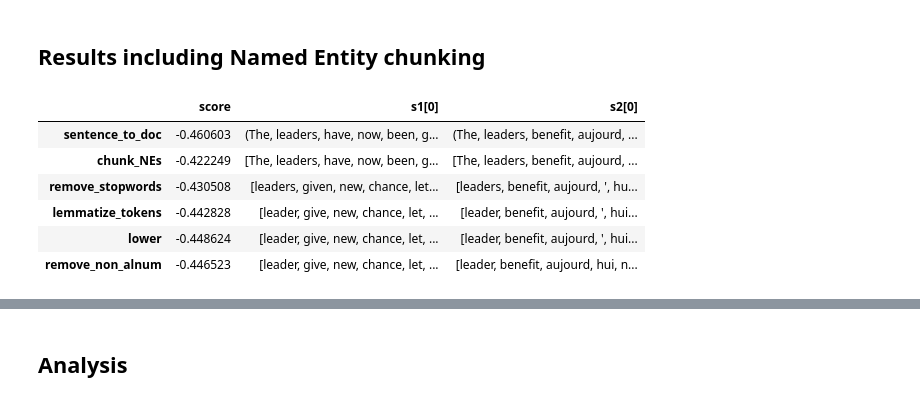
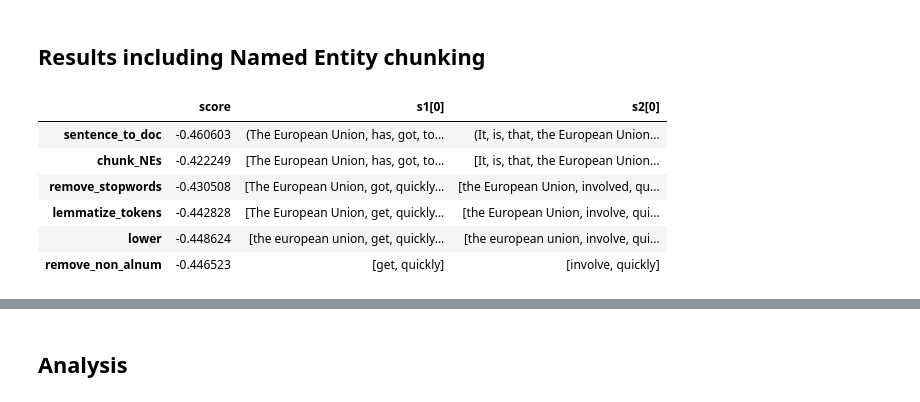
Before and after one commit to ZachParent/mai-intro-to-human-language-technologies, a Jupyter notebook: lab7/lab7.ipynb, the cells around one changed output, grey strips where cells are left out. Drawn from its saved outputs; the diff is of its cells as text; code cells hidden in the pictures.

```diff
--- a/lab7/lab7.ipynb
+++ b/lab7/lab7.ipynb
@@ -48,6 +53,8 @@ nltk.download('words')
 True
 # %%
 BASE_PATH = "./"
+DEMO_S_IDX = 79
+N_SAMPLES = np.iinfo(np.int32).max
 # %%
 assert BASE_PATH is not None, "BASE_PATH is not set"
 # %% [markdown]
@@ -59,6 +66,8 @@ dt = pd.read_csv(
 dt.columns = ["s1", "s2"]
 gs = pd.read_csv(f"{BASE_PATH}/test-gold/STS.gs.SMTeuroparl.txt", sep="\t", header=None)
 dt["gs"] = gs[0]
+dt = dt.iloc[:N_SAMPLES]
+gs = gs.iloc[:N_SAMPLES]
 dt.head()
 # %% [output]
 |  | s1 | s2 | gs |
@@ -81,10 +83,18 @@ def lemmatize_tokens(tokens):
 # %%
-# Token pre-processing methods
+# Spacy methods
 def sentence_to_doc(sentence):
     return nlp(sentence)
 
+def lemmatize_tokens(tokens):
+    return [token.lemma_ for token in tokens]
+
 def get_token_text(doc_or_tokens):
-    return [token.text for token in doc_or_tokens]
+    if isinstance(doc_or_tokens[0], spacy.tokens.token.Token):
+        return [token.text for token in doc_or_tokens]
+    elif isinstance(doc_or_tokens[0], tuple):
+        return [token[0] for token in doc_or_tokens]
+    else:
+        raise ValueError("Invalid input type")
 
 def remove_non_alnum(words : list[str]):
     return [word for word in words if word.isalnum()]
@@ -199,26 +231,26 @@ previous_results
 # %%
 steps = [
     sentence_to_doc,
     chunk_NEs,
     remove_stopwords,
     lemmatize_tokens,
     lower,
     remove_non_alnum
 ]
 results = pd.DataFrame(
     { 'score':
         apply_steps_and_score(dt["s1"], dt["s2"], steps),
-        's1[0]': apply_steps_to_sentence(dt["s1"].iloc[0], steps),
-        's2[0]': apply_steps_to_sentence(dt["s2"].iloc[0], steps),
+        's1[0]': apply_steps_to_sentence(dt["s1"].iloc[DEMO_S_IDX], steps),
+        's2[0]': apply_steps_to_sentence(dt["s2"].iloc[DEMO_S_IDX], steps),
     },
     index=[step.__name__ for step in steps]
 )
 results
 # %% [output]
 |  | score | s1[0] | s2[0] |
-| sentence_to_doc | -0.460603 | (The, leaders, have, now, been, g... | (The, leaders, benefit, aujourd, ... |
-| chunk_NEs | -0.422249 | [The, leaders, have, now, been, g... | [The, leaders, benefit, aujourd, ... |
-| remove_stopwords | -0.430508 | [leaders, given, new, chance, let... | [leaders, benefit, aujourd, ', hu... |
-| lemmatize_tokens | -0.442828 | [leader, give, new, chance, let, ... | [leader, benefit, aujourd, ', hui... |
-| lower | -0.448624 | [leader, give, new, chance, let, ... | [leader, benefit, aujourd, ', hui... |
-| remove_non_alnum | -0.446523 | [leader, give, new, chance, let, ... | [leader, benefit, aujourd, hui, n... |
+| sentence_to_doc | -0.460603 | (The European Union, has, got, to... | (It, is, that, the European Union... |
+| chunk_NEs | -0.422249 | [The European Union, has, got, to... | [It, is, that, the European Union... |
+| remove_stopwords | -0.430508 | [The European Union, got, quickly... | [the European Union, involved, qu... |
+| lemmatize_tokens | -0.442828 | [The European Union, get, quickly... | [the European Union, involve, qui... |
+| lower | -0.448624 | [the european union, get, quickly... | [the european union, involve, qui... |
+| remove_non_alnum | -0.446523 | [get, quickly] | [involve, quickly] |
```
Also changed, not shown: parts of 11 cells of this notebook.
